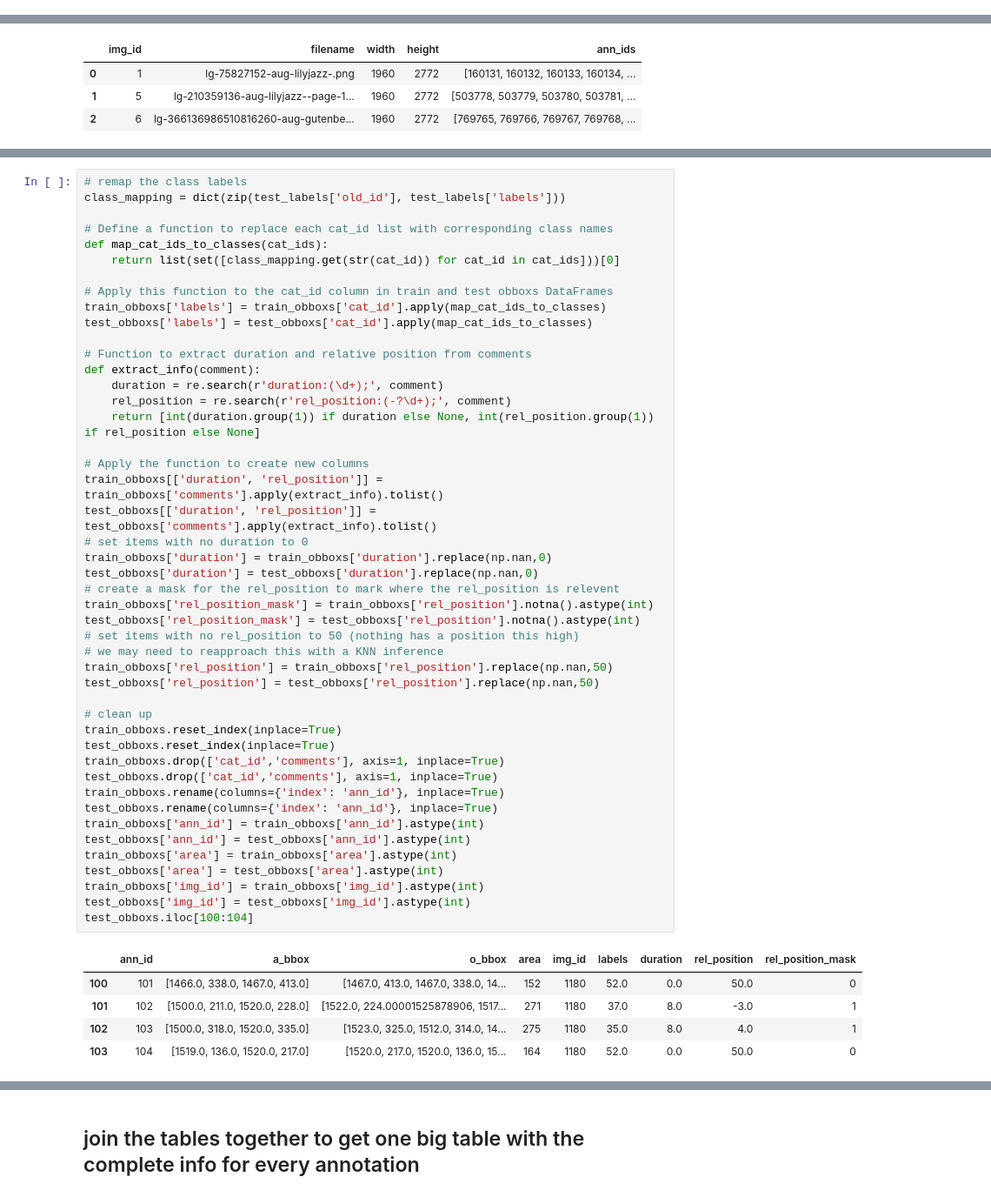
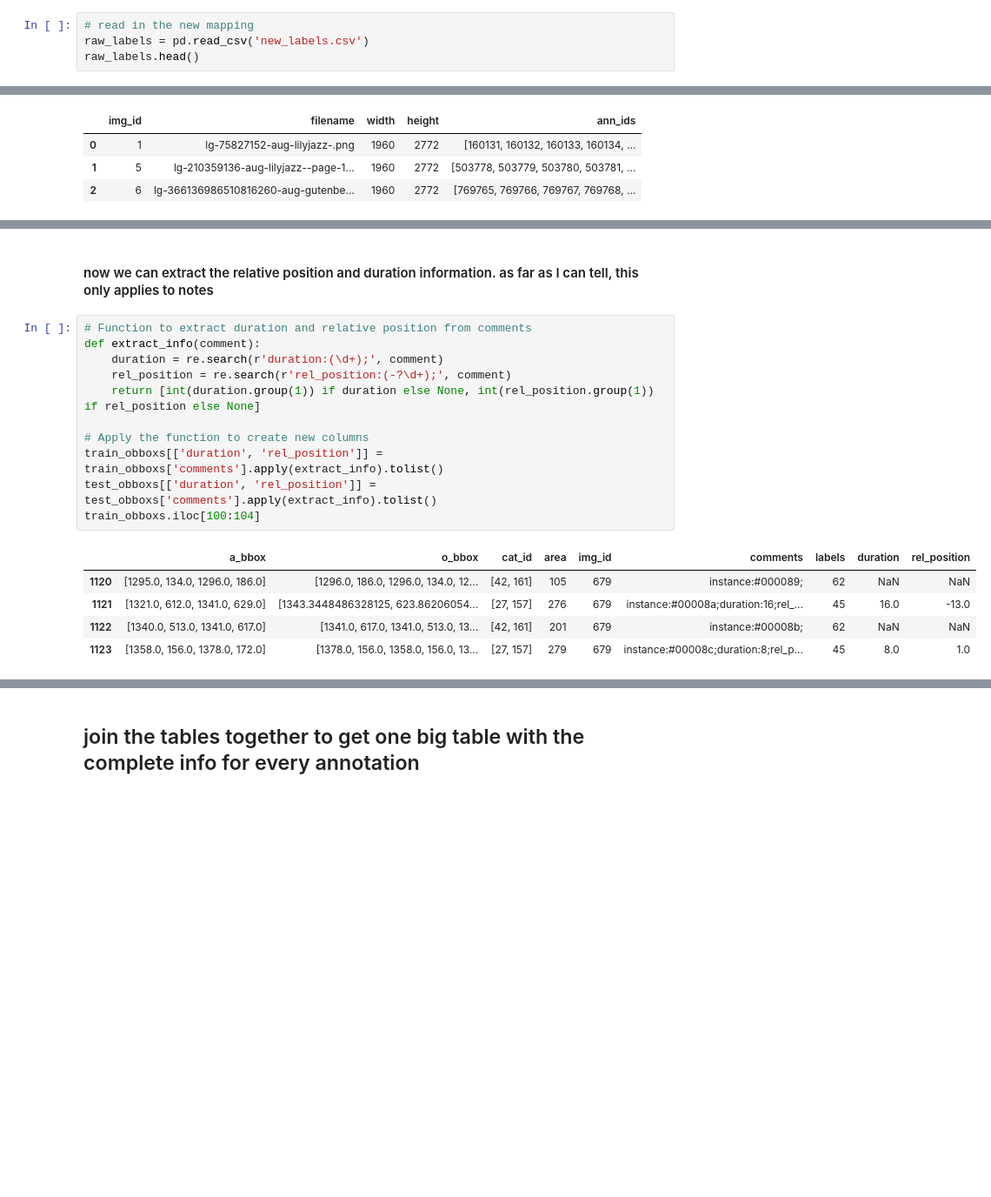
Before and after one commit to dmgonzalez8/OMR, a Jupyter notebook: torch setup and feature engineering.ipynb, the cells around one changed output, grey strips where cells are left out. Shown: that part at 87% size. Cells and saved outputs as stored; diff of their text form; blank space fills up the shorter version.

Commit message:
rename setup

```diff
--- a/torch setup.ipynb
+++ b/torch setup and feature engineering.ipynb
@@ -39,3 +39,7 @@ test_images = pd.DataFrame( data2['images'])
 test_obboxs = pd.DataFrame( data2['annotations']).T
 # %% [markdown]
 ### prepare the labels - I adjusted the json slightly so use `new_labels.csv`
+# %%
+# read in the new mapping
+raw_labels = pd.read_csv('new_labels.csv')
+raw_labels.head()
@@ -67,52 +108,19 @@ test_images.head(3)
+# %% [markdown]
+#### now we can extract the relative position and duration information. as far as I can tell, this only applies to notes
 # %%
-# remap the class labels
-class_mapping = dict(zip(test_labels['old_id'], test_labels['labels']))
-
-# Define a function to replace each cat_id list with corresponding class names
-def map_cat_ids_to_classes(cat_ids):
-    return list(set([class_mapping.get(str(cat_id)) for cat_id in cat_ids]))[0]
-
-# Apply this function to the cat_id column in train and test obboxs DataFrames
-train_obboxs['labels'] = train_obboxs['cat_id'].apply(map_cat_ids_to_classes)
-test_obboxs['labels'] = test_obboxs['cat_id'].apply(map_cat_ids_to_classes)
-
 # Function to extract duration and relative position from comments
 def extract_info(comment):
     duration = re.search(r'duration:(\d+);', comment)
     rel_position = re.search(r'rel_position:(-?\d+);', comment)
     return [int(duration.group(1)) if duration else None, int(rel_position.group(1)) if rel_position else None]
 
 # Apply the function to create new columns
 train_obboxs[['duration', 'rel_position']] = train_obboxs['comments'].apply(extract_info).tolist()
 test_obboxs[['duration', 'rel_position']] = test_obboxs['comments'].apply(extract_info).tolist()
-# set items with no duration to 0
-train_obboxs['duration'] = train_obboxs['duration'].replace(np.nan,0)
-test_obboxs['duration'] = test_obboxs['duration'].replace(np.nan,0)
-# create a mask for the rel_position to mark where the rel_position is relevent
-train_obboxs['rel_position_mask'] = train_obboxs['rel_position'].notna().astype(int)
-test_obboxs['rel_position_mask'] = test_obboxs['rel_position'].notna().astype(int)
-# set items with no rel_position to 50 (nothing has a position this high)
-# we may need to reapproach this with a KNN inference
-train_obboxs['rel_position'] = train_obboxs['rel_position'].replace(np.nan,50)
-test_obboxs['rel_position'] = test_obboxs['rel_position'].replace(np.nan,50)
-
-# clean up
-train_obboxs.reset_index(inplace=True)
-test_obboxs.reset_index(inplace=True)
-train_obboxs.drop(['cat_id','comments'], axis=1, inplace=True)
-test_obboxs.drop(['cat_id','comments'], axis=1, inplace=True)
-train_obboxs.rename(columns={'index': 'ann_id'}, inplace=True)
-test_obboxs.rename(columns={'index': 'ann_id'}, inplace=True)
-train_obboxs['ann_id'] = train_obboxs['ann_id'].astype(int)
-test_obboxs['ann_id'] = test_obboxs['ann_id'].astype(int)
-train_obboxs['area'] = train_obboxs['area'].astype(int)
-test_obboxs['area'] = test_obboxs['area'].astype(int)
-train_obboxs['img_id'] = train_obboxs['img_id'].astype(int)
-test_obboxs['img_id'] = test_obboxs['img_id'].astype(int)
-test_obboxs.iloc[100:104]
+train_obboxs.iloc[100:104]
 # %% [output]
-|  | ann_id | a_bbox | o_bbox | area | img_id | labels | duration | rel_position | rel_position_mask |
-| 100 | 101 | [1466.0, 338.0, 1467.0, 413.0] | [1467.0, 413.0, 1467.0, 338.0, 14... | 152 | 1180 | 52.0 | 0.0 | 50.0 | 0 |
-| 101 | 102 | [1500.0, 211.0, 1520.0, 228.0] | [1522.0, 224.00001525878906, 1517... | 271 | 1180 | 37.0 | 8.0 | -3.0 | 1 |
-| 102 | 103 | [1500.0, 318.0, 1520.0, 335.0] | [1523.0, 325.0, 1512.0, 314.0, 14... | 275 | 1180 | 35.0 | 8.0 | 4.0 | 1 |
-| 103 | 104 | [1519.0, 136.0, 1520.0, 217.0] | [1520.0, 217.0, 1520.0, 136.0, 15... | 164 | 1180 | 52.0 | 0.0 | 50.0 | 0 |
+|  | a_bbox | o_bbox | cat_id | area | img_id | comments | labels | duration | rel_position |
+| 1120 | [1295.0, 134.0, 1296.0, 186.0] | [1296.0, 186.0, 1296.0, 134.0, 12... | [42, 161] | 105 | 679 | instance:#000089; | 62 | NaN | NaN |
+| 1121 | [1321.0, 612.0, 1341.0, 629.0] | [1343.3448486328125, 623.86206054... | [27, 157] | 276 | 679 | instance:#00008a;duration:16;rel_... | 45 | 16.0 | -13.0 |
+| 1122 | [1340.0, 513.0, 1341.0, 617.0] | [1341.0, 617.0, 1341.0, 513.0, 13... | [42, 161] | 201 | 679 | instance:#00008b; | 62 | NaN | NaN |
+| 1123 | [1358.0, 156.0, 1378.0, 172.0] | [1378.0, 156.0, 1358.0, 156.0, 13... | [27, 157] | 279 | 679 | instance:#00008c;duration:8;rel_p... | 45 | 8.0 | 1.0 |
```
Also changed, not shown: parts of 9 cells of this notebook.
